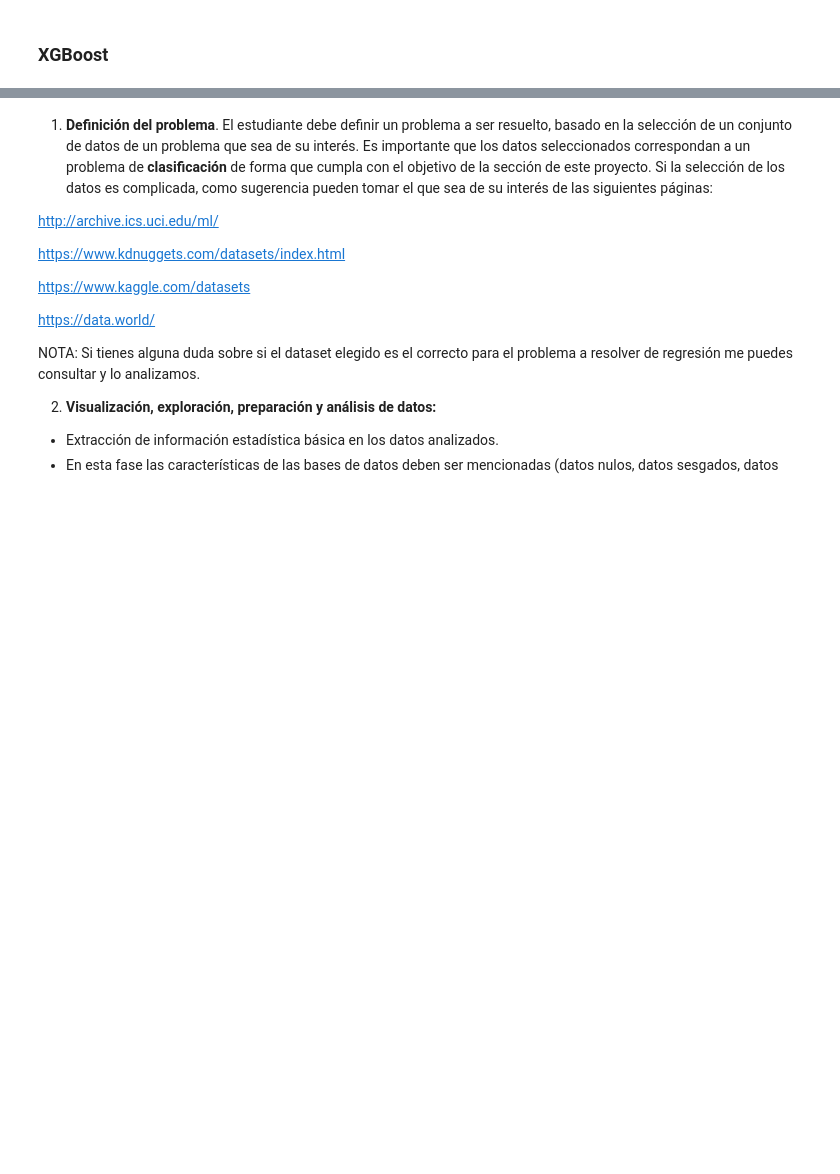
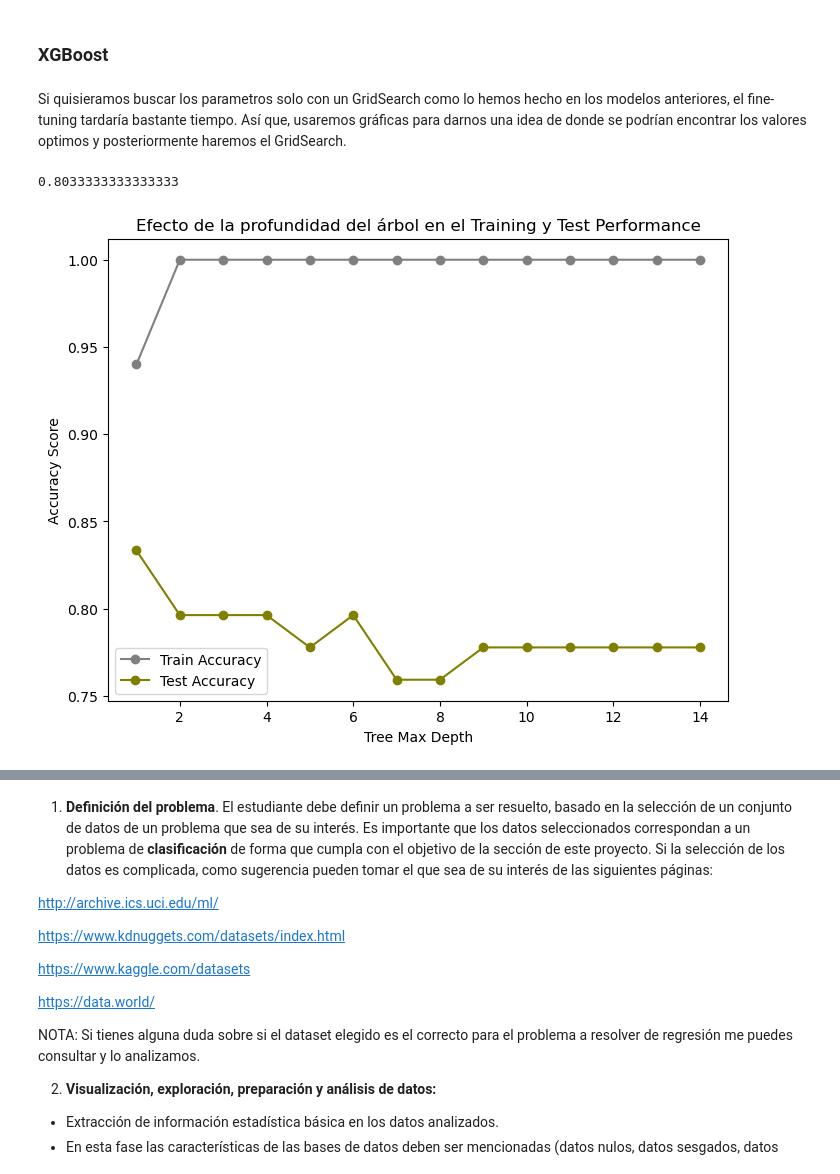
Before and after one commit to RafaelTakata0105/Proyecto_Flores_Takata, a Jupyter notebook: notebooks/Proyecto_final (1).ipynb, the cells around one changed output, grey strips where cells are left out. Saved outputs shown, nothing was run; the diff lists cells and outputs as text; code cells hidden in the pictures; blank space fills up the shorter version.

```diff
--- a/notebooks/Proyecto_final (1).ipynb
+++ b/notebooks/Proyecto_final (1).ipynb
@@ -1056,3 +1059,33 @@ A continuación haremos los pesos pesados, estos son modelos mucho más complica
 ### XGBoost
 # %%
 from xgboost import XGBClassifier
+# %% [markdown]
+Si quisieramos buscar los parametros solo con un GridSearch como lo hemos hecho en los modelos anteriores, el fine-tuning tardaría bastante tiempo. Así que, usaremos gráficas para darnos una idea de donde se podrían encontrar los valores optimos y posteriormente haremos el GridSearch.
+# %%
+xgbc = XGBClassifier(objective= "multi:softmax", seed=444)
+# %%
+XGBCCV_accuracy = (cross_val_score(xgbc, X_smote_Ca, y_smote_C, cv=k_fold, n_jobs=1, scoring = 'accuracy').mean())
+XGBCCV_accuracy
+# %% [output]
+0.8033333333333333
+# %%
+max_depth = range(1, 15)
+train_scores = []
+test_scores = list()
+
+for depth in max_depth:
+    xgbc = XGBClassifier(max_depth = depth, objective= "multi:softmax", seed=444)
+    xgbc.fit(X_smote_Ca, y_smote_C)
+    train_scores.append(xgbc.score(X_smote_Ca, y_smote_C))
+    test_scores.append(xgbc.score(X_test_Ca, y_test_C))
+
+plt.figure(figsize=(8, 6))
+plt.plot(max_depth, train_scores, label='Train Accuracy', color='gray', marker='o')
+plt.plot(max_depth, test_scores, label='Test Accuracy', color='olive', marker='o')
+plt.xlabel('Tree Max Depth')
+plt.ylabel('Accuracy Score')
+plt.title('Efecto de la profundidad del árbol en el Training y Test Performance')
+plt.legend()
+plt.show()
+# %% [output]
+[figure, added]
```
Also changed, not shown: parts of 29 cells of this notebook.
